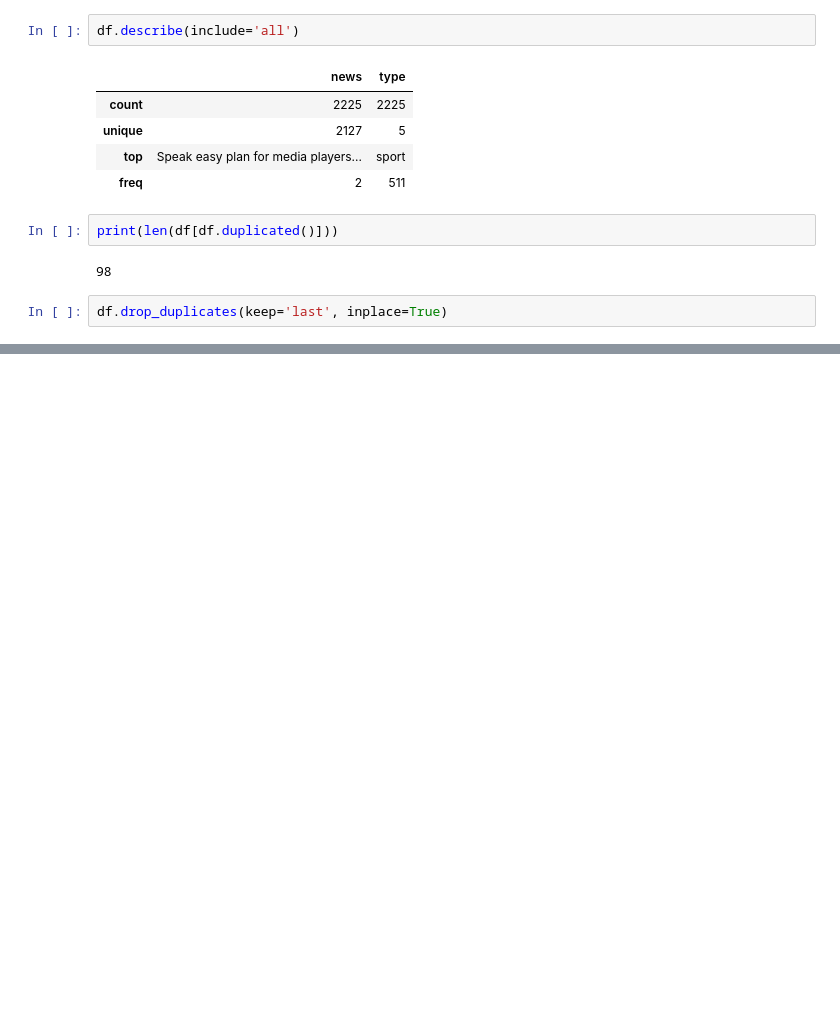
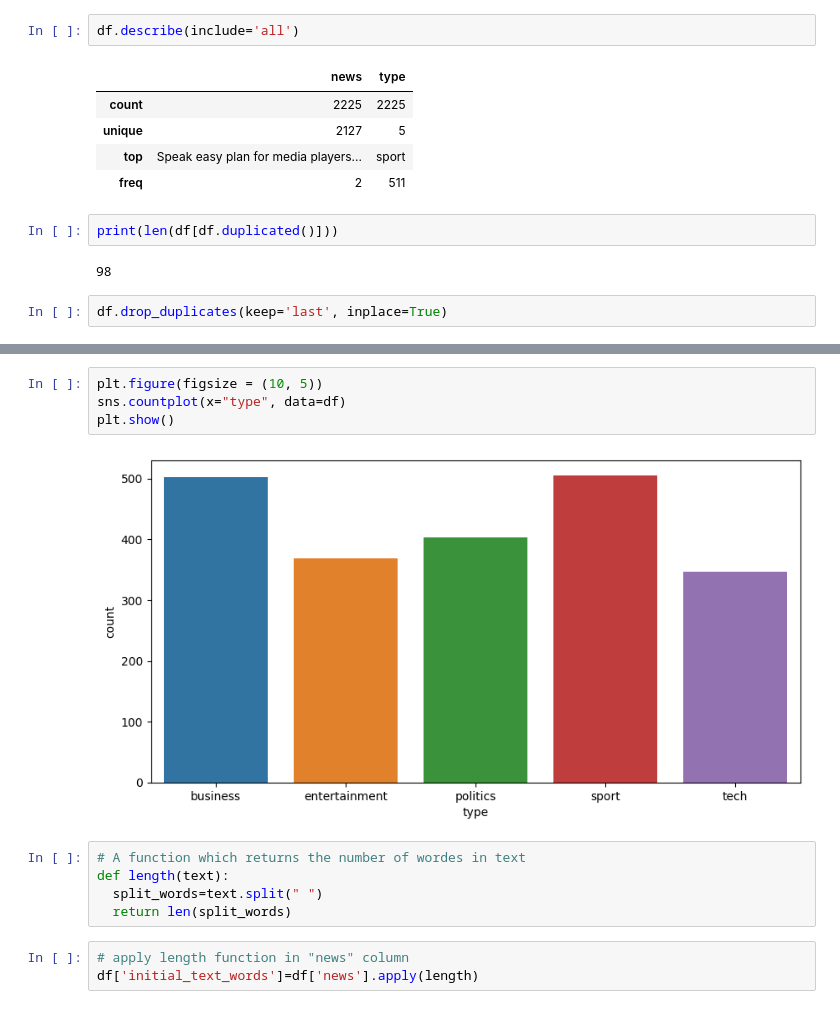
Before and after one commit to aloksingh43/Topic_Modeling_on_BBC_News_Articles, a Jupyter notebook: Topic_Modeling_on_BBC_News_Articles.ipynb, the cells around one changed output, grey strips where cells are left out. Drawn from its saved outputs; the diff is of its cells as text; blank space fills up the shorter version.

```diff
--- a/Topic_Modeling_on_BBC_News_Articles.ipynb
+++ b/Topic_Modeling_on_BBC_News_Articles.ipynb
@@ -106,0 +122,14 @@ df.drop_duplicates(keep='last', inplace=True)
+# %%
+plt.figure(figsize = (10, 5))
+sns.countplot(x="type", data=df)
+plt.show()
+# %% [output]
+[figure, added]
+# %%
+# A function which returns the number of wordes in text
+def length(text):
+  split_words=text.split(" ")
+  return len(split_words)
+# %%
+# apply length function in "news" column
+df['initial_text_words']=df['news'].apply(length)
```
Also changed, not shown: parts of 10 cells of this notebook.
